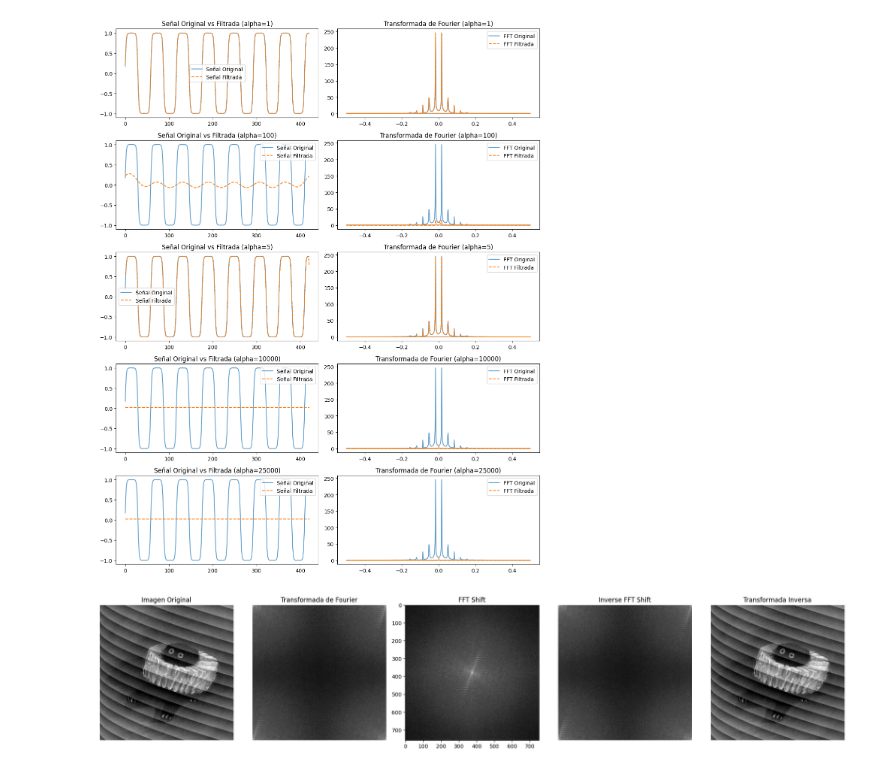
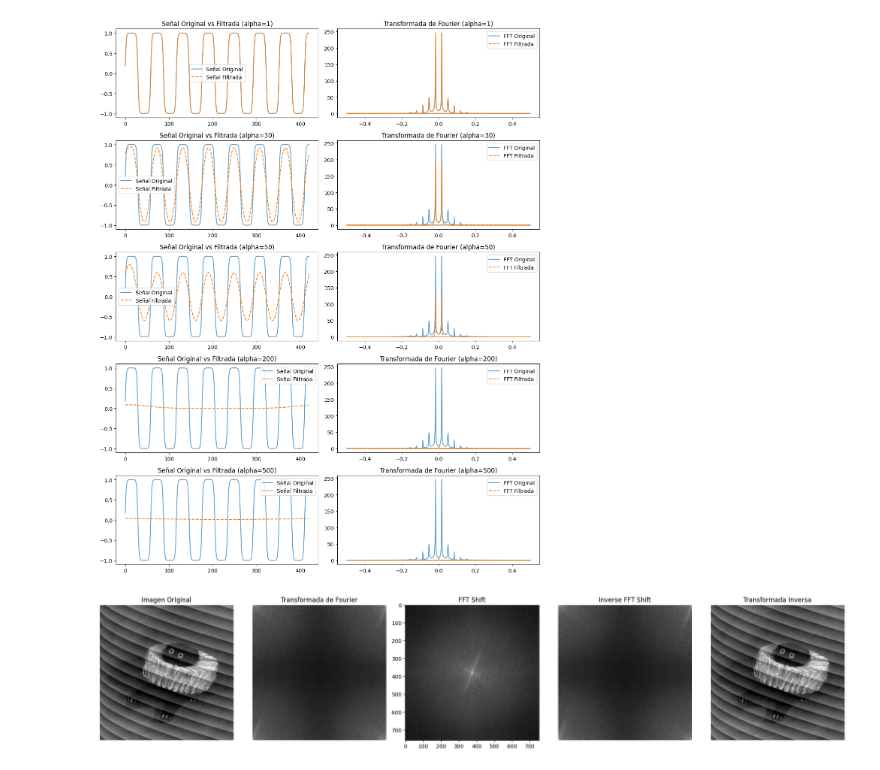
Before and after one commit to AndresitOort/Metodos2, a Jupyter notebook: Tarea_2/Filtros.ipynb, the cells around one changed output. Cells and saved outputs as stored; diff of their text form; code cells hidden in the pictures.

```diff
--- a/Tarea_2/Filtros.ipynb
+++ b/Tarea_2/Filtros.ipynb
@@ -6,35 +6,35 @@ import matplotlib.pyplot as plt
 manchas_sol = np.loadtxt("H_field.csv", skiprows=1, delimiter=",")
 manchas_sol = manchas_sol[:,1]
 fft_signal = np.fft.fft(manchas_sol) #transformada de furier rapida
 freq = np.fft.fftfreq(len(fft_signal)) #Fracuencias para cada punto
 #Defino varios alfas para el filtro gauseano
-alphas = [1, 100, 5, 10000, 25000]
+alphas = [1, 30, 50, 200, 500]
 
 fig, axs = plt.subplots(len(alphas), 2, figsize=(12, 3 * len(alphas)))
 
 for i, alpha in enumerate(alphas):
     # El filtro
     filtro = np.exp(- (freq * alpha) ** 2)
 
     # Aplico el filtro
     fft_filtrada = fft_signal * filtro
     senal_filtrada = np.fft.ifft(fft_filtrada)
 
     # Graficar
     axs[i, 0].plot(manchas_sol, label='Señal Original', alpha=0.7)
     axs[i, 0].plot(senal_filtrada.real, label='Señal Filtrada', linestyle='--')
     axs[i, 0].set_title(f'Señal Original vs Filtrada (alpha={alpha})')
     axs[i, 0].legend()
 
     axs[i, 1].plot(freq, np.abs(fft_signal), label='FFT Original', alpha=0.7)
     axs[i, 1].plot(freq, np.abs(fft_filtrada), label='FFT Filtrada', linestyle='--')
     axs[i, 1].set_title(f'Transformada de Fourier (alpha={alpha})')
     axs[i, 1].legend()
 
 plt.tight_layout()
 plt.show()
 # %% [output]
-[figure, old version]
+[figure, new version]
 # %%
 import numpy as np
 import matplotlib.pyplot as plt
```
Also changed, not shown: 2 other files.
